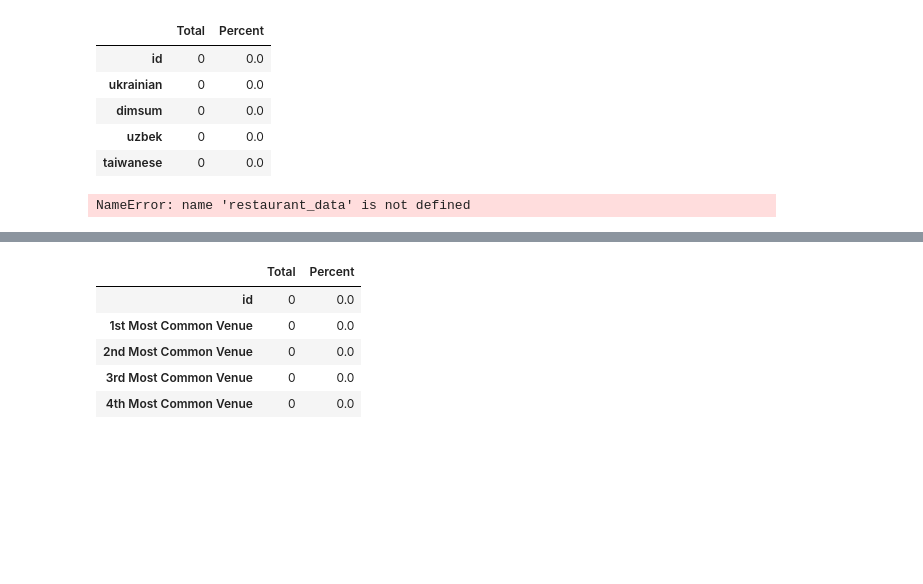
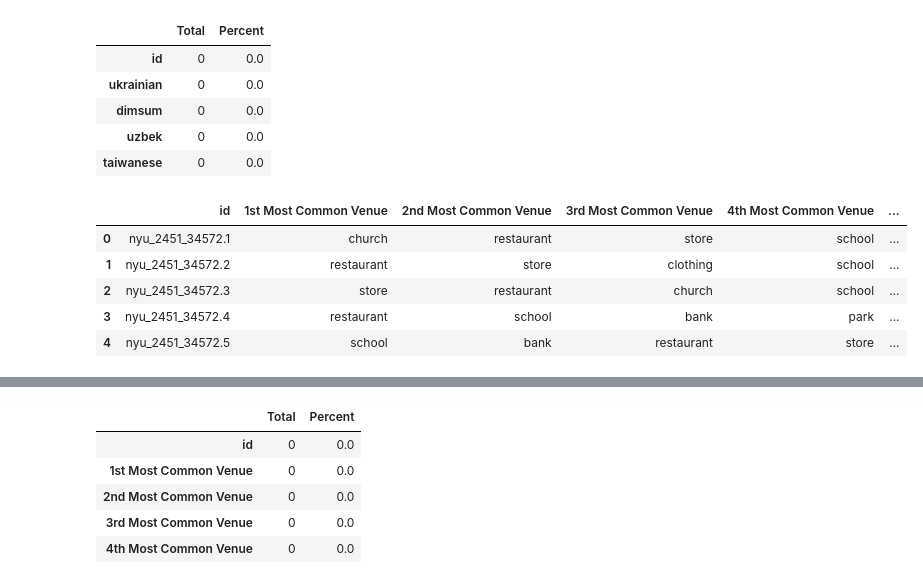
Before and after one commit to ktamkee/NYC_midterm_project, a Jupyter notebook: svc/K-Means_V3.ipynb, the cells around one changed output, grey strips where cells are left out. Drawn from its saved outputs; the diff is of its cells as text; code cells hidden in the pictures; blank space fills up the shorter version.

```diff
--- a/svc/K-Means_V3.ipynb
+++ b/svc/K-Means_V3.ipynb
@@ -57,27 +55,32 @@ def return_most_common_venues(row, num_top_venues):
 # %%
 # Create new dataframe for most common venues
 num_top_venues = 5
 
 indicators = ['st', 'nd', 'rd']
 
 # create columns according to number of top venues
 columns = ['id']
 for ind in np.arange(num_top_venues):
     try:
         columns.append('{}{} Most Common Venue'.format(ind+1, indicators[ind]))
     except:
         columns.append('{}th Most Common Venue'.format(ind+1))
 
 # create a new dataframe
 features_sorted = pd.DataFrame(columns=columns)
 features_sorted['id'] = features_data['id']
 
-for ind in np.arange(restaurant_data.shape[0]):
+for ind in np.arange(features_data.shape[0]):
     features_sorted.iloc[ind, 1:] = return_most_common_venues(features_data.iloc[ind, :], num_top_venues)
 
 features_sorted.head()
 # %% [output]
-NameError: name 'restaurant_data' is not defined
+|  | id | 1st Most Common Venue | 2nd Most Common Venue | 3rd Most Common Venue | 4th Most Common Venue | ... |
+| 0 | nyu_2451_34572.1 | church | restaurant | store | school | ... |
+| 1 | nyu_2451_34572.2 | restaurant | store | clothing | school | ... |
+| 2 | nyu_2451_34572.3 | store | restaurant | church | school | ... |
+| 3 | nyu_2451_34572.4 | restaurant | school | bank | park | ... |
+| 4 | nyu_2451_34572.5 | school | bank | restaurant | store | ... |
 # %%
 features_sorted
 # %% [output]
```
Also changed, not shown: parts of 15 cells of this notebook, 9 other files.
